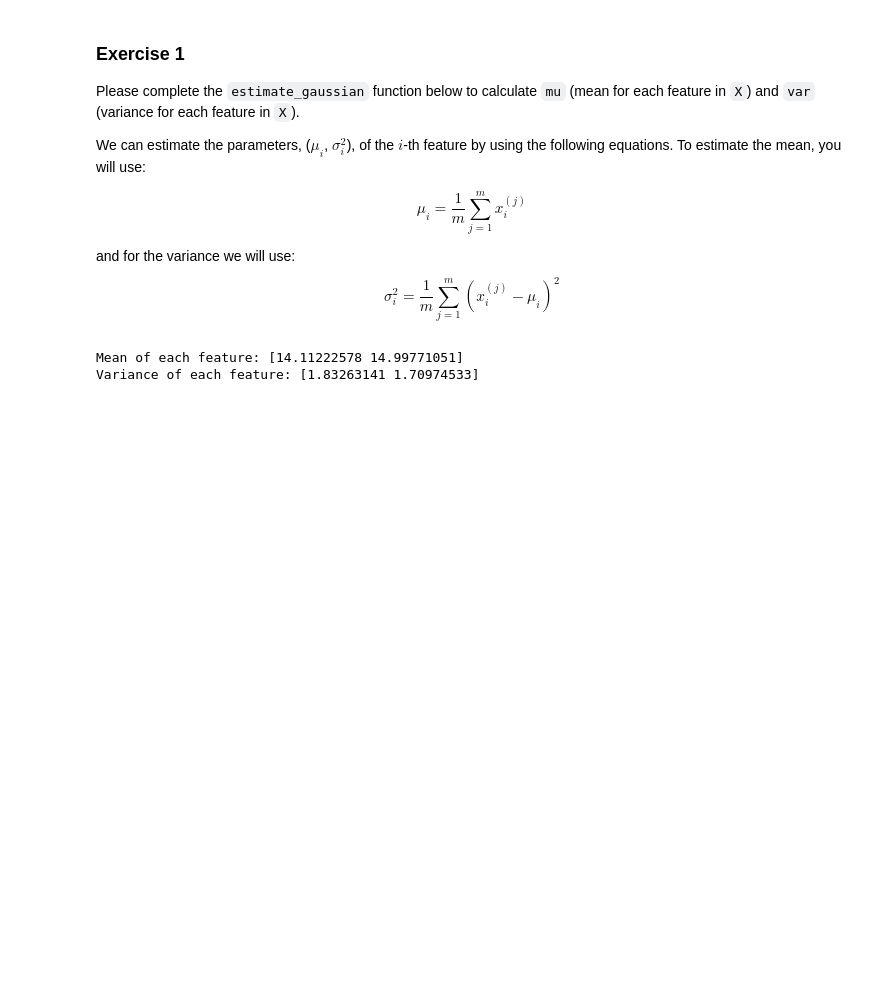
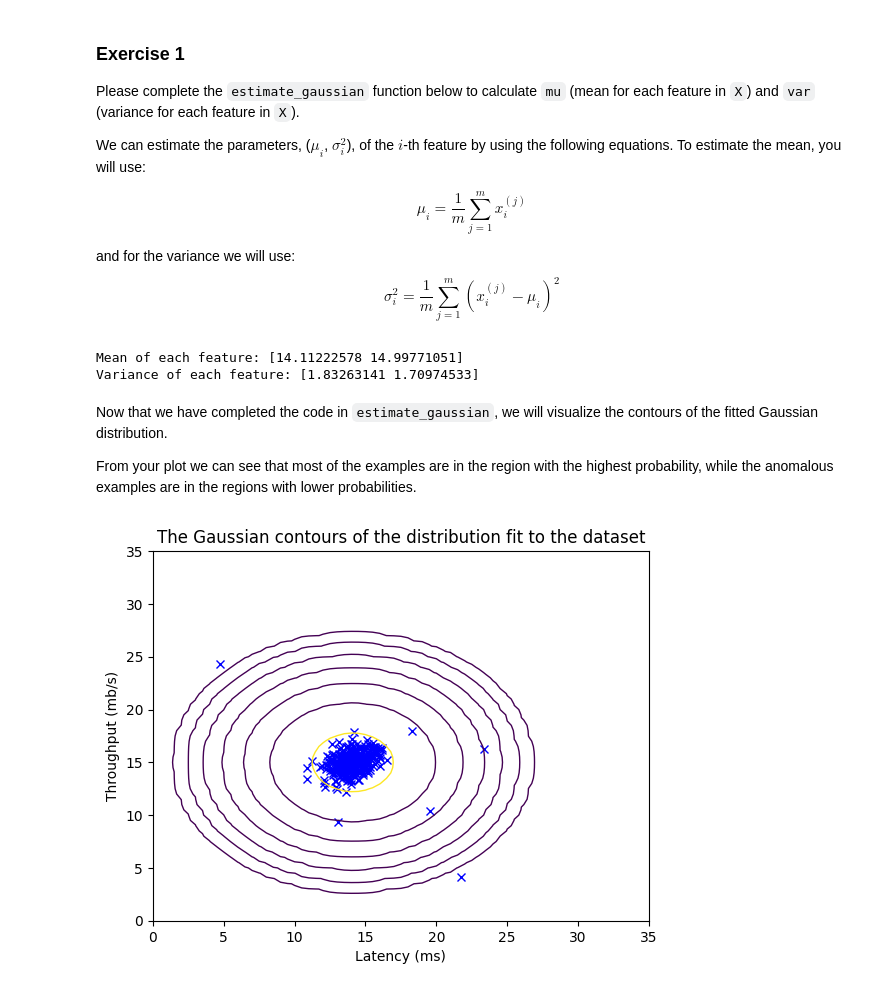
Before and after one commit to vimalathi/kaggle-notebooks, a Jupyter notebook: detect-failing-servers-on-a-network.ipynb, the cells around one changed output. Cells and saved outputs as stored; diff of their text form; code cells hidden in the pictures; blank space fills up the shorter version.

```diff
--- a/detect-failing-servers-on-a-network.ipynb
+++ b/detect-failing-servers-on-a-network.ipynb
@@ -296,3 +298,16 @@ print("Variance of each feature:", var)
 # %% [output]
 Mean of each feature: [14.11222578 14.99771051]
 Variance of each feature: [1.83263141 1.70974533]
+# %% [markdown]
+Now that we have completed the code in `estimate_gaussian`, we will visualize the contours of the fitted Gaussian distribution.
+
+From your plot we can see that most of the examples are in the region with the highest probability, while the anomalous examples are in the regions with lower probabilities.
+# %%
+# Returns the density of the multivariate normal
+# at each data point (row) of X_train
+p = multivariate_gaussian(X_train, mu, var)
+
+#Plotting code
+visualize_fit(X_train, mu, var)
+# %% [output]
+[figure, added]
```
Also changed, not shown: parts of 4 cells of this notebook.
